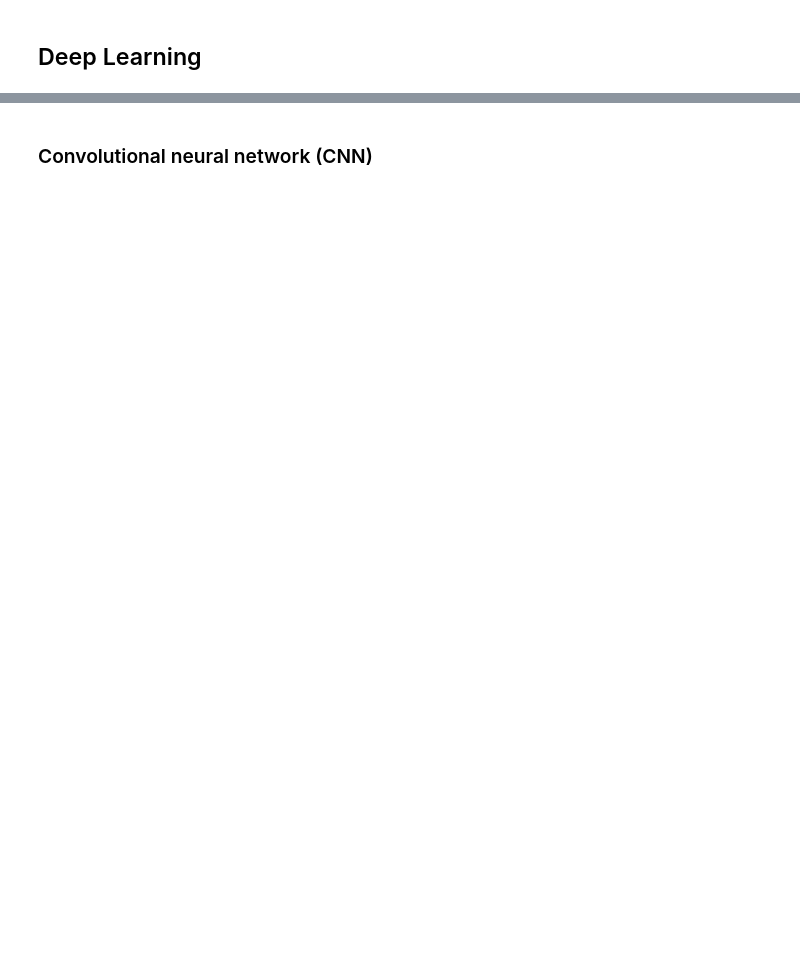
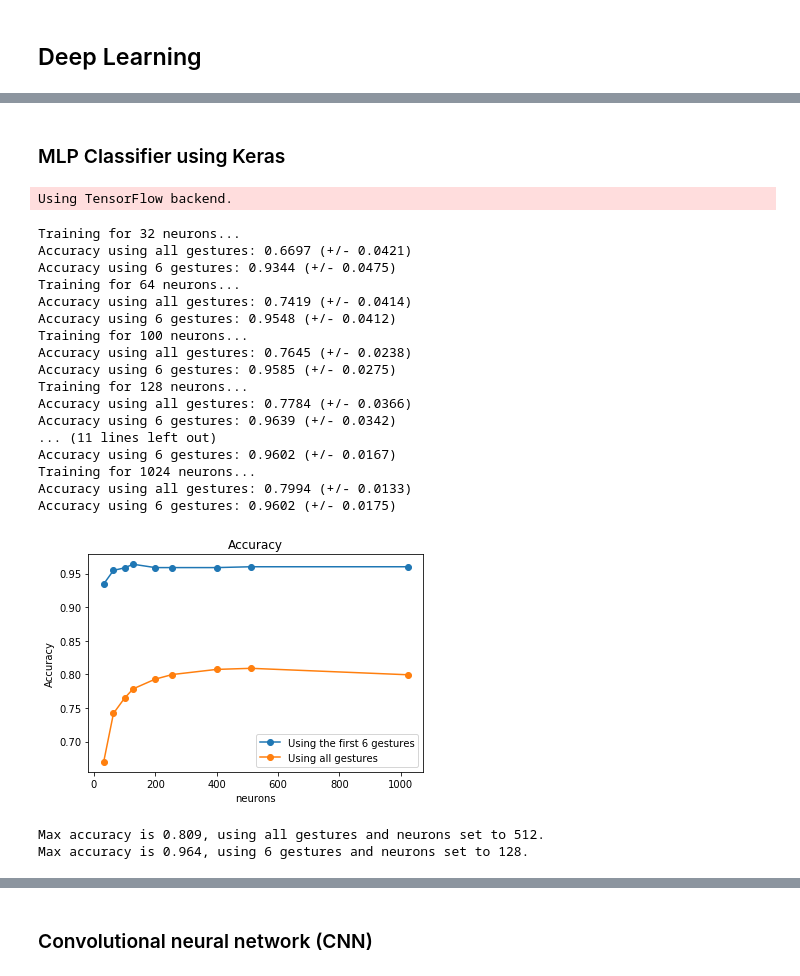
Before and after one commit to LeonVitanos/bachelor-thesis, a Jupyter notebook: Thesis.ipynb, the cells around one changed output, grey strips where cells are left out. Saved outputs shown, nothing was run; the diff lists cells and outputs as text; code cells hidden in the pictures; blank space fills up the shorter version.

```diff
--- a/Thesis.ipynb
+++ b/Thesis.ipynb
@@ -355,0 +369,74 @@ Accuracy score is 0.979, using 6 gestures.
+# %% [markdown]
+### MLP Classifier using Keras
+# %%
+import keras
+from keras.models import Sequential
+from keras.layers import Dense, Dropout
+from keras.optimizers import SGD
+sgd = SGD(lr=0.01, decay=1e-6, momentum=0.9, nesterov=True)
+from keras.callbacks import EarlyStopping
+from keras.constraints import max_norm
+from keras import backend as K
+
+batch_size=128
+accTest, accTest6, lnS = ([] for i in range(3))
+
+def create_mlp_model(ln, output_n_neurons):
+    model = Sequential()
+    model.add(Dense(ln, kernel_constraint=max_norm(3.),
+                    activation='relu', input_dim=24))
+    model.add(Dropout(0.3))
+    model.add(Dense(ln, kernel_constraint=max_norm(3.), activation='relu'))
+    model.add(Dropout(0.3))
+    model.add(Dense(output_n_neurons, kernel_constraint=max_norm(3.),
+                    activation='softmax'))
+    model.compile(optimizer=sgd, loss='sparse_categorical_crossentropy',
+                  metrics=['accuracy'])
+    return model
+
+n_params = [32, 64, 100, 128, 200, 256, 400, 512, 1024]
+accMean, accMean6 = [], []
+prepare_data(0)
+
+for p in n_params:
+    accTest, accTest6 = [], []
+    print("Training for", p, "neurons...")
+
+    for r in range(10):
+        model = create_mlp_model(p, 20)
+        model6 = create_mlp_model(p, 6)
+        predict_accuracy(model,model6)
+        K.clear_session()
+
+    print("Accuracy using all gestures: %0.4f (+/- %0.4f)"
+              % (np.asarray(accTest).mean(), np.asarray(accTest).std() * 2))
+    print("Accuracy using 6 gestures: %0.4f (+/- %0.4f)"
+          % (np.asarray(accTest6).mean(), np.asarray(accTest6).std() * 2))
+    accMean.append(np.asarray(accTest).mean())
+    accMean6.append(np.asarray(accTest6).mean())
+
+accTest, accTest6 = accMean, accMean6
+lnS = n_params
+print_and_plot_results_neural_network()
+# %% [output]
+Using TensorFlow backend.
+Training for 32 neurons...
+Accuracy using all gestures: 0.6697 (+/- 0.0421)
+Accuracy using 6 gestures: 0.9344 (+/- 0.0475)
+Training for 64 neurons...
+Accuracy using all gestures: 0.7419 (+/- 0.0414)
+Accuracy using 6 gestures: 0.9548 (+/- 0.0412)
+Training for 100 neurons...
+Accuracy using all gestures: 0.7645 (+/- 0.0238)
+Accuracy using 6 gestures: 0.9585 (+/- 0.0275)
+Training for 128 neurons...
+Accuracy using all gestures: 0.7784 (+/- 0.0366)
+Accuracy using 6 gestures: 0.9639 (+/- 0.0342)
+... (11 lines left out)
+Accuracy using 6 gestures: 0.9602 (+/- 0.0167)
+Training for 1024 neurons...
+Accuracy using all gestures: 0.7994 (+/- 0.0133)
+Accuracy using 6 gestures: 0.9602 (+/- 0.0175)
+[figure, added]
+Max accuracy is 0.809, using all gestures and neurons set to 512.
+Max accuracy is 0.964, using 6 gestures and neurons set to 128.
```
Also changed, not shown: parts of 25 cells of this notebook.
